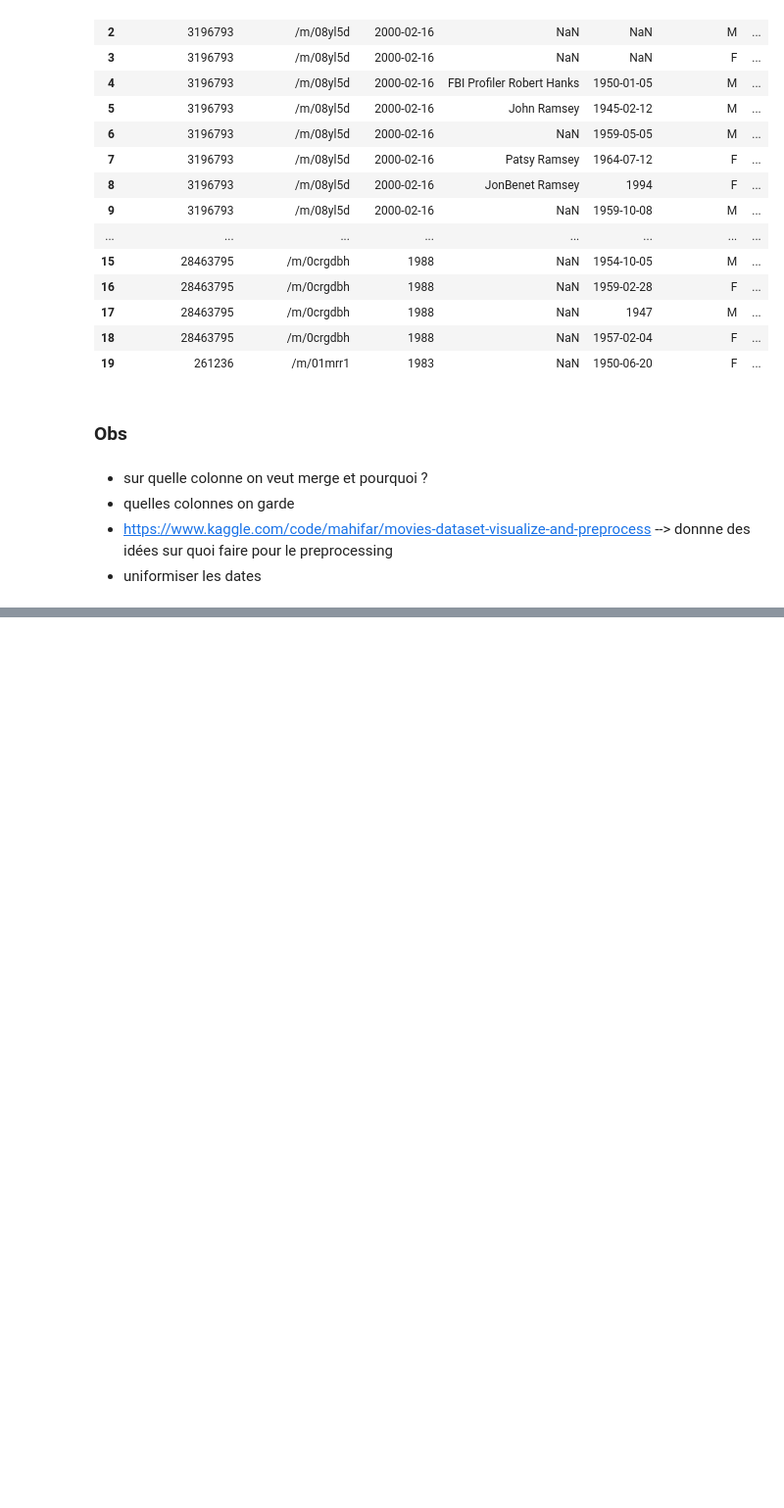
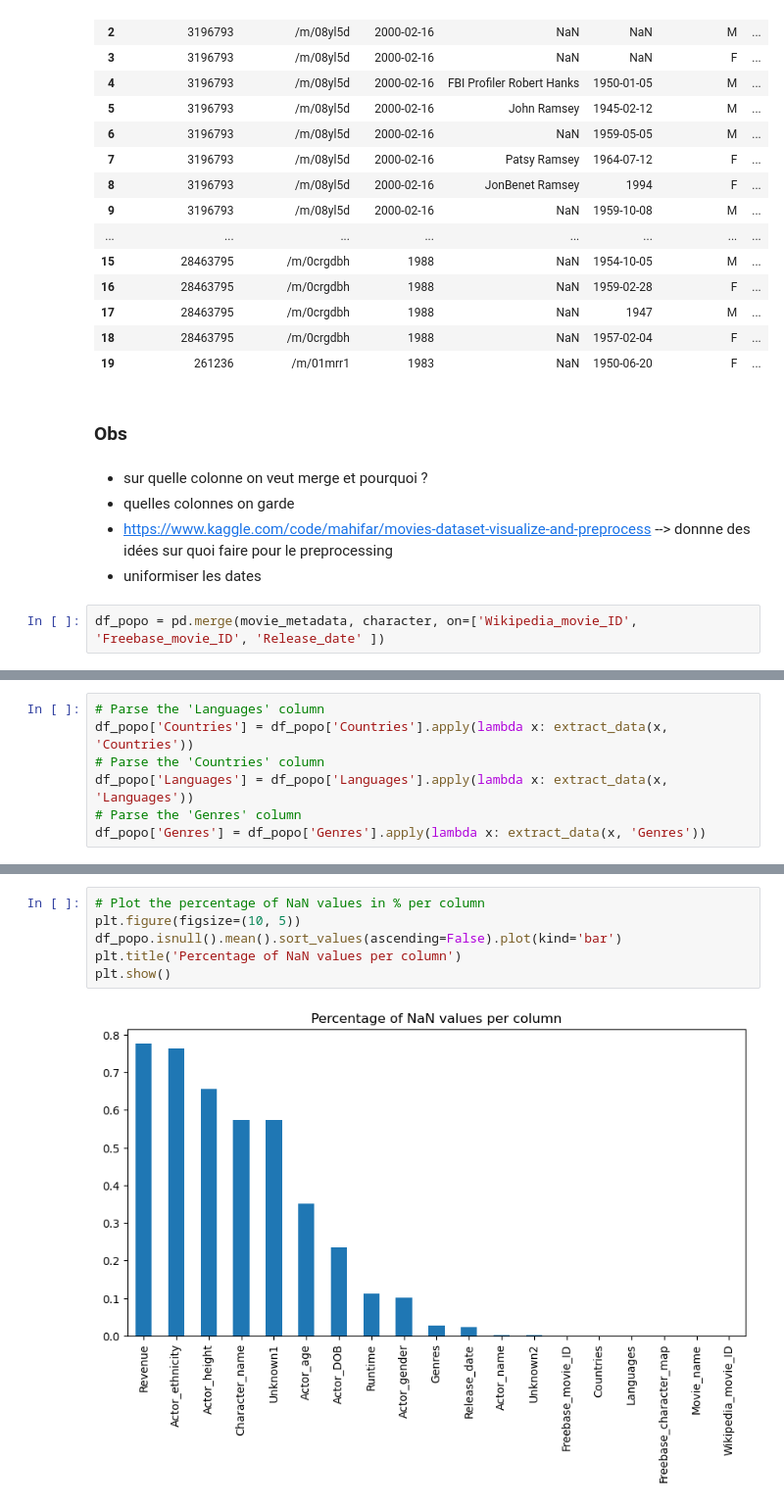
Before and after one commit to epfl-ada/ada-2024-project-dondata2025, a Jupyter notebook: juldib_preprocess.ipynb, the cells around one changed output, grey strips where cells are left out. Shown: that part at 98% size. Cells and saved outputs as stored; diff of their text form; blank space fills up the shorter version.

Commit message:
Vérif NaN values
Petit bout de code pour voir cb y'a de NaN values par colonne hehe

```diff
--- a/juldib_preprocess.ipynb
+++ b/juldib_preprocess.ipynb
@@ -214,3 +214,5 @@ merged_data.head(20)
 - quelles colonnes on garde
 - https://www.kaggle.com/code/mahifar/movies-dataset-visualize-and-preprocess --> donnne des idées sur quoi faire pour le preprocessing
 - uniformiser les dates
+# %%
+df_popo = pd.merge(movie_metadata, character, on=['Wikipedia_movie_ID', 'Freebase_movie_ID', 'Release_date' ])
@@ -216,0 +228,7 @@ merged_data.head(20)
+# %%
+# Parse the 'Languages' column
+df_popo['Countries'] = df_popo['Countries'].apply(lambda x: extract_data(x, 'Countries'))
+# Parse the 'Countries' column
+df_popo['Languages'] = df_popo['Languages'].apply(lambda x: extract_data(x, 'Languages'))
+# Parse the 'Genres' column
+df_popo['Genres'] = df_popo['Genres'].apply(lambda x: extract_data(x, 'Genres'))
@@ -216,0 +244,8 @@ merged_data.head(20)
+# %%
+# Plot the percentage of NaN values in % per column
+plt.figure(figsize=(10, 5))
+df_popo.isnull().mean().sort_values(ascending=False).plot(kind='bar')
+plt.title('Percentage of NaN values per column')
+plt.show()
+# %% [output]
+[figure, added]
```
Also changed, not shown: parts of 5 cells of this notebook.
